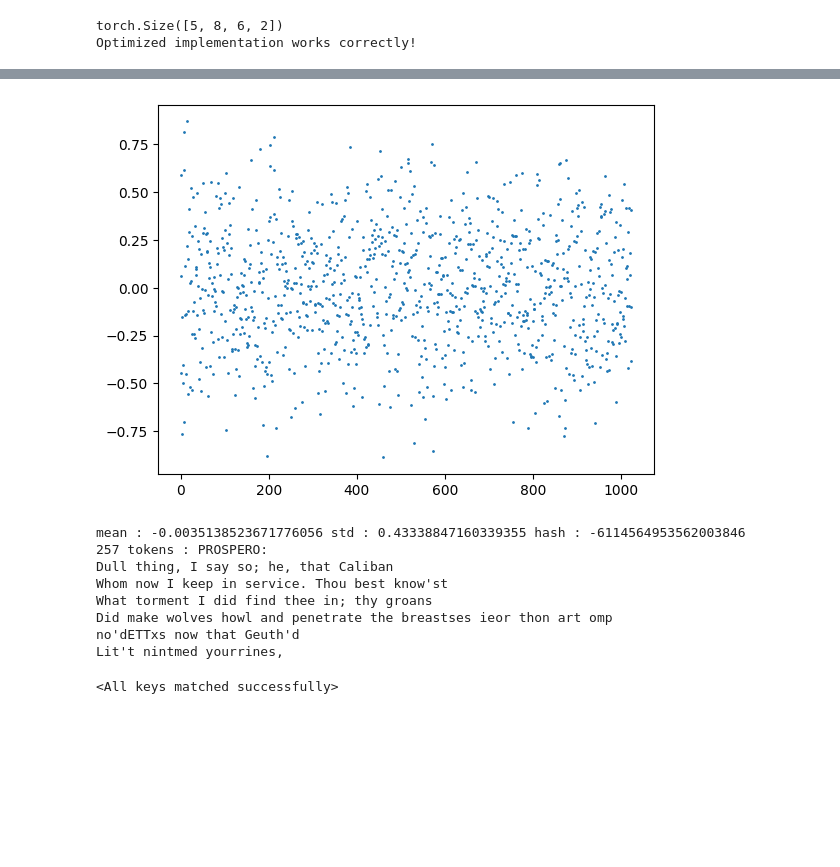
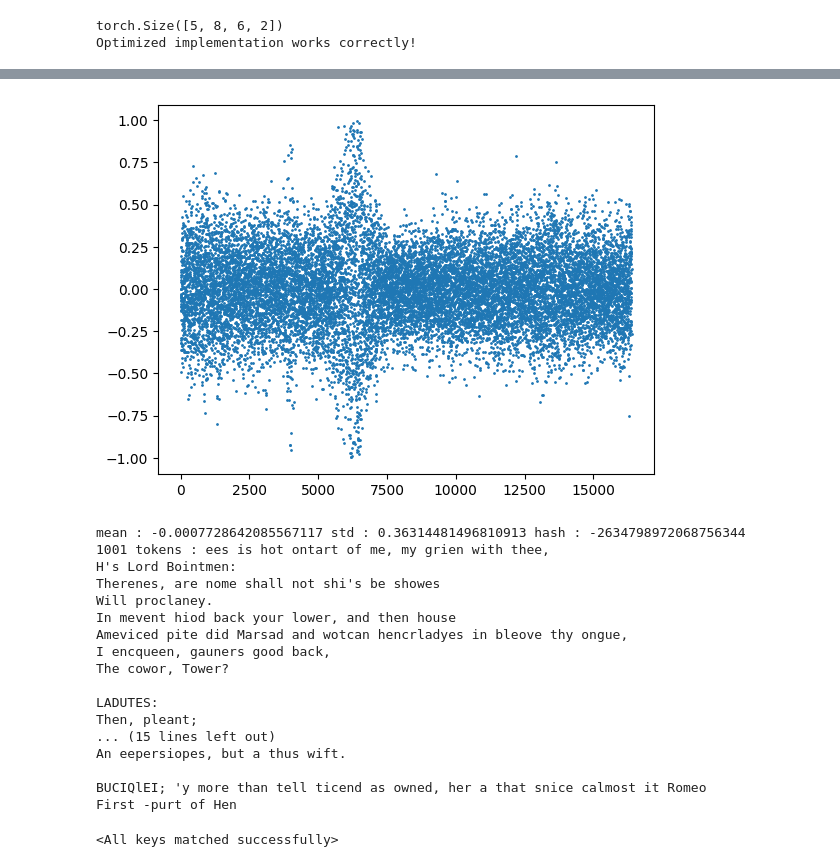
Before and after one commit to Aymco/language_models, a Jupyter notebook: my_makemore_loop.ipynb, the cells around one changed output, grey strips where cells are left out. Saved outputs shown, nothing was run; the diff lists cells and outputs as text; code cells hidden in the pictures; blank space fills up the shorter version.

```diff
--- a/my_makemore_loop.ipynb
+++ b/my_makemore_loop.ipynb
@@ -891,10 +906,9 @@ training on mps:0 for 10000 steps of 64 batches of 64 tokens -- 40960000 tokens
 # %%
-
+# printing the loss
 total_steps = train_index
 model.eval()
-T = 512
-batch_size = 64
-
+T = 128
+batch_size = 128
 model.self_call("update_BT_size")
 
 
@@ -942,6 +956,7 @@ store.add(train_index, loss_train=np.log10(trloss), loss_test=np.log10(teloss),
 
 
 spliter = 10**int(np.log10(train_index)-2)
+spliter = 1
 
 plt.figure(figsize=(16, 4))
 keys = list(store.store.keys())
@@ -968,7 +983,7 @@ for k in keys:
     #     continue
 
     # lst to put between 0 and 1
-    max_lst = max([el for el in lst if el is not None] + [1])
+    max_lst = max([el for el in lst if el is not None] + [0.0001])
     lst_scaled = [l / max_lst if l is not None else l for l in lst]
     plt.plot(lst_scaled, label=k + f" *{1/max_lst:.2f}")
 plt.legend()
@@ -979,10 +994,8 @@ print(f"# {total_steps} steps, {train_time:.0f}s (Batch: {batch_size}, block: {b
 print(f"# train loss : {trloss:.4f}   \t acc {tracc * 100:.1f}% \t prob {tr_prob * 100:.1f}%     (log:{np.log10(trloss)})")
 print(f"# test  loss : {teloss:0.4f}  \t acc {teacc * 100:.1f}% \t prob {te_prob * 100:.1f}%")
 
-
-print(f"Overfitting : {teloss - trloss}")
-if teloss - trloss > 0.1:
-    print("\033[91mModel is overfitting\033[0m")
+if teloss - trloss > 0.15:
+    print(f"\033[91mModel is overfitting : {teloss - trloss}\033[0m")
 
 
 
@@ -1021,4 +1034,13 @@ if teloss - trloss > 0.1:
 # 878 steps, 864s (Batch: 64, block: 1, lr: 0.0003, hidden: 1024) : 1.8196477174758912
 # train loss : 1.6379   	 acc 51.8% 	 prob 35.9%     (log:0.21429878582449854)
 # test  loss : 1.8257  	 acc 45.9% 	 prob 32.3%
+
+# Loop 128 - 128 blocks
+# 1725 steps, 2394s (Batch: 16, block: 1, lr: 0.01  , hidden: 16384) : 1.758005690574646
+# 1904 steps, 2806s (Batch: 16, block: 1, lr: 0.0003, hidden: 16384) : 1.7028622388839723
+# 2416 steps, 4029s (Batch: 16, block: 1, lr: 0.0001, hidden: 16384) : 1.679772400856018
+# train loss : 1.5586   	 acc 55.2% 	 prob 39.2%     (log:0.1927449082895466)
+# test  loss : 1.7580  	 acc 49.2% 	 prob 35.3%
+
+# 403 steps, 834s (Batch: 128, block: 1, lr: 0.001, hidden: 16384) : 1.8830100536346435
 # %% [output]
@@ -1090,60 +1117,69 @@ abs mean : 0.027285117655992508 abs std : 0.02172214910387993, 100.0 % non zero
 # sample from the model
 
 model.eval()
-model.reset_state()
 g = torch.Generator(device=device).manual_seed(2147483647 + 10)
 T = 1
-n_gen_tok = 256
+n_gen_tok = 1000
 batch_size = 4
+model.self_call("update_BT_size")
+model.reset_state()
 
-model.self_call("update_BT_size")
 
 def generate_from(model, x, max_tokens=1000):
     # x : (B,T)
     #model.reset_state()
     #
     for i in range(max_tokens):
         inp = x[:,i:i+1]
         y = model(inp).view(-1, vocab_size)
         # print(y.shape)
         if i+1 >= x.shape[1]:
             probs = F.softmax(y, dim=-1)
             #ix = torch.multinomial(probs, num_samples=1, generator=g)
             #print(probs)
             ix = torch.multinomial( probs, num_samples=1, generator=g)
             x = torch.cat([x, ix], dim = 1)
     show_states(model)
     return x
 
 x, y = DLtr.get_batch() #[0][:, 0:1]
 x = x[:, :n_gen_tok // 2]
-x = torch.asarray([encode("""PROSPERO:
-Dull thing, I say so; he, that Caliban
-Whom now I keep in service. Thou best know'st
-What torment I did find thee in; thy groans
-Did make wolves howl and penetrate the breasts""") for _ in range(batch_size)]).to(device)
+# x = torch.asarray([encode("""PROSPERO:
+# Dull thing, I say so; he, that Caliban
+# Whom now I keep in service. Thou best know'st
+# What torment I did find thee in; thy groans
+# Did make wolves howl and penetrate the breasts""") for _ in range(batch_size)]).to(device)
 
 out = generate_from(model, x, max_tokens=n_gen_tok)
 
 for txt in out[:1]:
     txt = txt.tolist()
     print( f"{len(txt)} tokens :", decode(txt)) #.replace(end_char, " "))
 
 # print(f"-------------  ", '\n----\n'.join([ ("INPUT:'" +  decode(x[i].tolist()) +
 #                                "'\nOUT:'" + decode(out[i, x.shape[1]:].tolist()) +
 #                                "'\nCORRECT:'" + decode(y[i, x.shape[1]:].tolist())) for i in range(4)] ))
     # mean : 0.000860393512994051 std : 0.0 hash : 8810571046427816516
     # mean : 0.0008603953756392002 std : 0.0 hash : -4059708961267572039
 # %% [output]
-[figure, old version]
+[figure, new version]
-mean : -0.0035138523671776056 std : 0.43338847160339355 hash : -6114564953562003846
-257 tokens : PROSPERO:
-Dull thing, I say so; he, that Caliban
-Whom now I keep in service. Thou best know'st
-What torment I did find thee in; thy groans
-Did make wolves howl and penetrate the breastses ieor thon art omp
-no'dETTxs now that Geuth'd
-Lit't nintmed yourrines,
+mean : -0.0007728642085567117 std : 0.36314481496810913 hash : -2634798972068756344
+1001 tokens : ees is hot ontart of me, my grien with thee,
+H's Lord Bointmen:
+Therenes, are nome shall not shi's be showes
+Will proclaney.
+In mevent hiod back your lower, and then house
+Ameviced pite did Marsad and wotcan hencrladyes in bleove thy ongue,
+I encqueen, gauners good back,
+The cowor, Tower?
+
+LADUTES:
+Then, pleant;
+... (15 lines left out)
+An eepersiopes, but a thus wift.
+
+BUCIQlEI; 'y more than tell ticend as owned, her a that snice calmost it Romeo
+First -purt of Hen
 # %%
 
 def cmp(s, a, b, only_errors=False):
```
Also changed, not shown: parts of 8 cells of this notebook, 1 other file.
